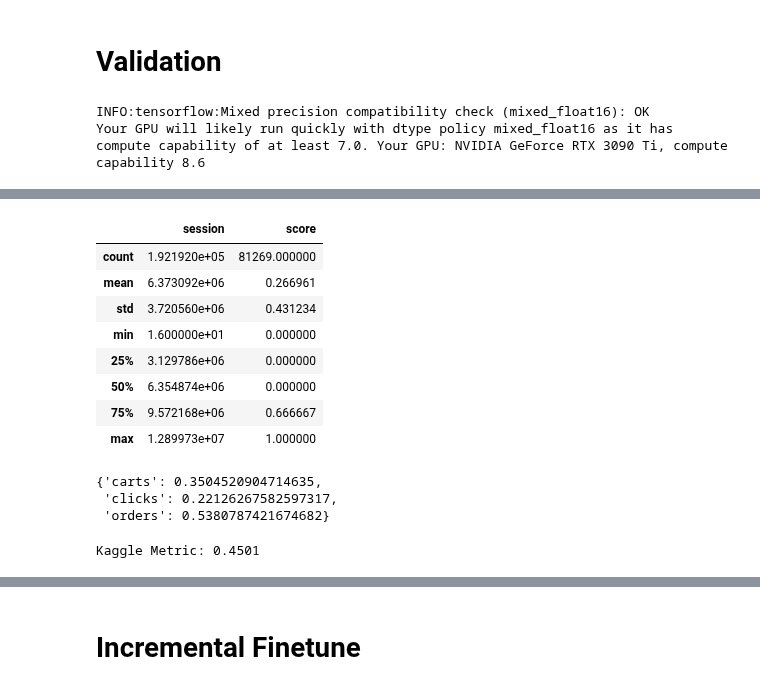
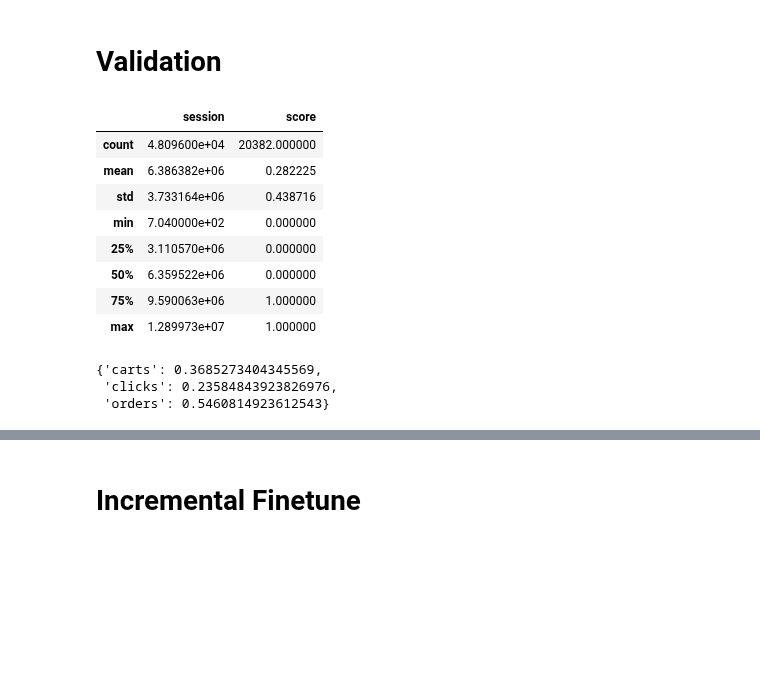
Before and after one commit to EnricRovira/025_Kaggle-OTTO-Recsys-2022, a Jupyter notebook: 1_Scripts/1_Model_v0.4.ipynb, the cells around one changed output, grey strips where cells are left out. Saved outputs shown, nothing was run; the diff lists cells and outputs as text; code cells hidden in the pictures; blank space fills up the shorter version.

```diff
--- a/1_Scripts/1_Model_v0.4.ipynb
+++ b/1_Scripts/1_Model_v0.4.ipynb
@@ -707,6 +709,7 @@ def test_step(*inputs, target, **kwargs):
     seq_type = kwargs['seq_type']
     predictions = model(*inputs, training=False)
     loss = loss_function(target, predictions, seq_type)
+    acc = acc_function(target, predictions)
     l_loss(loss)
     l_acc(acc)
     return predictions
@@ -763,14 +766,15 @@ def grad_accum_scheduler(num_samples, list_scheduler, max_grad_accum):
 os.environ['WANDB_NOTEBOOK_NAME'] = '1_Model_v0.4.ipynb'
 
 class BERT4REC_CONFIG:
+    seed = 42 #12
     num_items = NUM_ITEMS
     path_tfrecords = '../tfrecords/tfrecords_v0.4/'
-    restore_last_chekpoint = (False, 'model_bert4rec_complete_0.8.3/checkpoints/', 'ckpt-12')
+    restore_last_chekpoint = (True, 'model_bert4rec_complete_0.8.4/checkpoints/', 'ckpt-10')
     model_name = 'model_bert4rec_complete_0.8.4'
     checkpoint_filepath = f'../2_Models/'
     num_records_dataset = 10_000_000
     batch_size = 32
-    tup_scheduler_grad_accum = (1, 5, 1_000_000) #(start_grad_accum, max_grad_accum, ramp_up_samples)
+    tup_scheduler_grad_accum = (5, 10, 1_000_000) #(start_grad_accum, max_grad_accum, ramp_up_samples)
     seq_len = 20
     mask_prob = 0.3
     reverse_prob = 0.5
@@ -791,6 +795,8 @@ class BERT4REC_CONFIG:
     warmup_steps = 10_000
     weight_decay = 1e-1
     log_wandb = True
+
+set_seed(BERT4REC_CONFIG.seed)
 
 list_scheduler = np.linspace(BERT4REC_CONFIG.tup_scheduler_grad_accum[0],
                              BERT4REC_CONFIG.tup_scheduler_grad_accum[1],
@@ -968,15 +975,15 @@ def get_score_metric(y_true, y_pred, type_target, k=20):
     return score
 
 tf.keras.backend.clear_session()
-model = build_model_bert4Rec(num_items=BERT4REC_CONFIG.num_items, model_cfg=BERT4REC_CONFIG)
-ckpt = tf.train.Checkpoint(model=model)
-ckpt.restore(tf.train.latest_checkpoint(f'../2_Models/model_bert4rec_complete_0.8.4/checkpoints'))
+# model = build_model_bert4Rec(num_items=BERT4REC_CONFIG.num_items, model_cfg=BERT4REC_CONFIG)
+# ckpt = tf.train.Checkpoint(model=model)
+# ckpt.restore(tf.train.latest_checkpoint(f'../2_Models/model_bert4rec_complete_0.8.4/checkpoints'))
 list_paths_val = ['../tfrecords/tfrecords_v0.4/na_split=val/' + x for x in os.listdir('../tfrecords/tfrecords_v0.4/na_split=val')]
 val_dataloader = Bert4RecDataLoader(list_paths_val,
                                      num_items=NUM_ITEMS,
                                      seq_len=20,
                                      seq_len_target=20,
-                                     batch_size=64,
+                                     batch_size=32,
                                      mask_prob=0.0,
                                      reverse_prob=0.0,
                                      is_val=True,
@@ -985,7 +992,7 @@ val_dataloader = Bert4RecDataLoader(list_paths_val,
                                      shuffle=False).get_generator()
 
 
-list_sessions, list_predictions, list_trues, list_types = [], [], [], []
+list_sessions, list_past_items, list_predictions, list_trues, list_types = [], [], [], [], []
 for num_batch, batch in enumerate(tqdm(val_dataloader)):
     features, targets, session = batch
     seq_items, seq_type, seq_time, seq_recency = features
@@ -1008,43 +1015,55 @@ for num_batch, batch in enumerate(tqdm(val_dataloader)):
         list_predictions.append(topk_idxs)
         list_types.append([type_ for _ in range(seq_items.shape[0])])
         list_trues = list_trues + labels
-    if num_batch==1_000:
+        list_past_items.append(seq_items.numpy()[:, :, 0])
+    if num_batch==500:
         break
 
 df_val = pd.DataFrame({
     'session' : np.concatenate(list_sessions),
+    'past_items' : np.concatenate(list_past_items),
     'predictions' : np.concatenate(list_predictions).tolist(),
     'trues' : list_trues,
     'type' : np.concatenate(list_types)
 })
 
 df_val['score'] = df_val.progress_apply(lambda x: get_score_metric(x['trues'], x['predictions'], x['type']), axis=1)
 
 display(df_val.describe())
 dict_scores = df_val.groupby('type')['score'].mean().to_dict()
 display(dict_scores)
 kaggle_metric = 0.1*dict_scores['clicks'] + 0.3*dict_scores['carts'] + 0.6*dict_scores['orders']
 print(f'Kaggle Metric: {kaggle_metric:.4f}')
 
 
-# (seq_len=20)model_bert4rec_complete_0.7 - ckpt27
-# {'carts': 0.3470019827927542,
-#  'clicks': 0.23410206084396468,
-#  'orders': 0.514586102958196}
-# Kaggle Metric: 0.4363
-
-# (seq_len=20)model_bert4rec_complete_0.8.4 - ckpt27
+# (seq_len=20)model_bert4rec_complete_0.8.4 - ckpt10
 # {'carts': 0.3504520904714635,
 #  'clicks': 0.22126267582597317,
 #  'orders': 0.5380787421674682}
 # Kaggle Metric: 0.4501
+
+# (seq_len=20)model_bert4rec_complete_0.8.4 - ckpt18
+# 'carts': 0.3685273404345569,
+#  'clicks': 0.23584843923826976,
+#  'orders': 0.5460814923612543}
+# Kaggle Metric: 0.4618
 
 # import wandb
 # api = wandb.Api()
 
 # run = api.run("<path to run>")
 # run.summary["kaggle_metric"] = kaggle_metric
 # run.update()
 # %% [output]
+|  | session | score |
+| count | 4.809600e+04 | 20382.000000 |
+| mean | 6.386382e+06 | 0.282225 |
+| std | 3.733164e+06 | 0.438716 |
+| min | 7.040000e+02 | 0.000000 |
+| 25% | 3.110570e+06 | 0.000000 |
+| 50% | 6.359522e+06 | 0.000000 |
+| 75% | 9.590063e+06 | 1.000000 |
+| max | 1.289973e+07 | 1.000000 |
-INFO:tensorflow:Mixed precision compatibility check (mixed_float16): OK
-Your GPU will likely run quickly with dtype policy mixed_float16 as it has compute capability of at least 7.0. Your GPU: NVIDIA GeForce RTX 3090 Ti, compute capability 8.6
+{'carts': 0.3685273404345569,
+ 'clicks': 0.23584843923826976,
+ 'orders': 0.5460814923612543}
@@ -1052,13 +1070,0 @@ Your GPU will likely run quickly with dtype policy mixed_float16 as it has compu
-|  | session | score |
-| count | 1.921920e+05 | 81269.000000 |
-| mean | 6.373092e+06 | 0.266961 |
-| std | 3.720560e+06 | 0.431234 |
-| min | 1.600000e+01 | 0.000000 |
-| 25% | 3.129786e+06 | 0.000000 |
-| 50% | 6.354874e+06 | 0.000000 |
-| 75% | 9.572168e+06 | 0.666667 |
-| max | 1.289973e+07 | 1.000000 |
-{'carts': 0.3504520904714635,
- 'clicks': 0.22126267582597317,
- 'orders': 0.5380787421674682}
-Kaggle Metric: 0.4501
```
Also changed, not shown: parts of 7 cells of this notebook.
